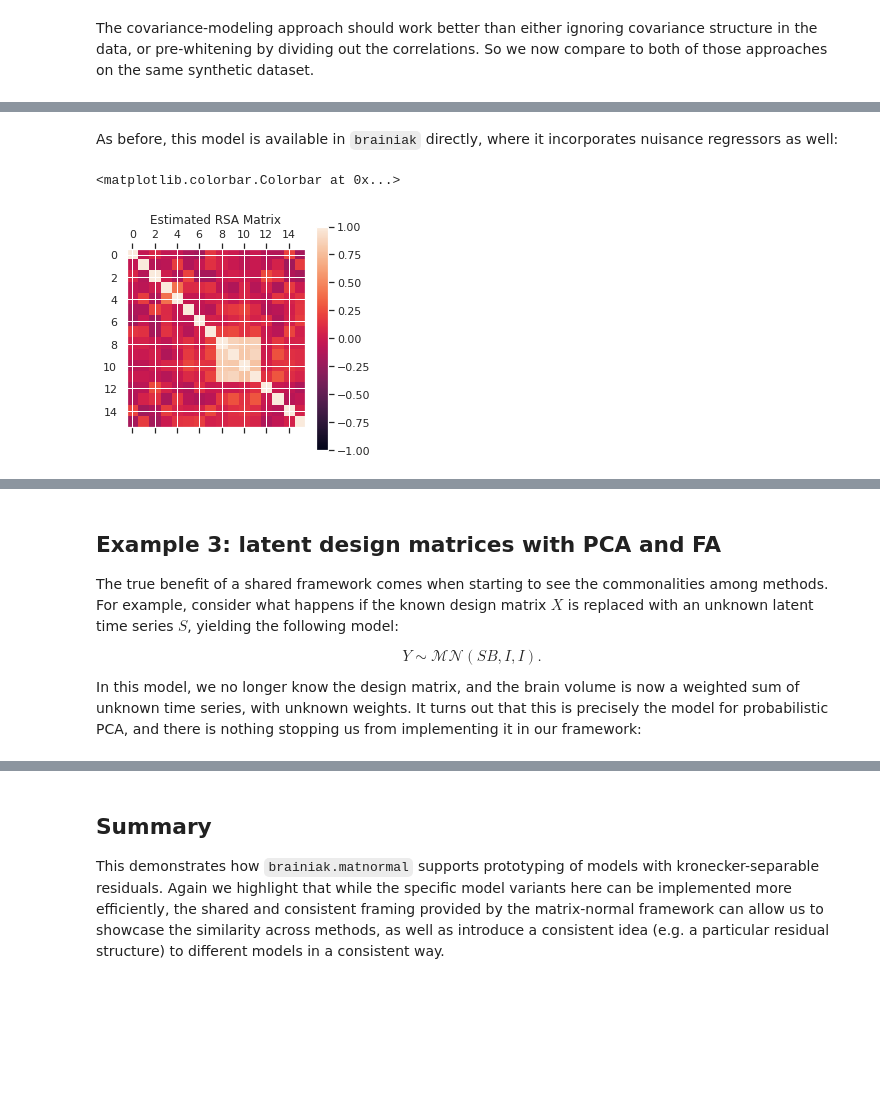
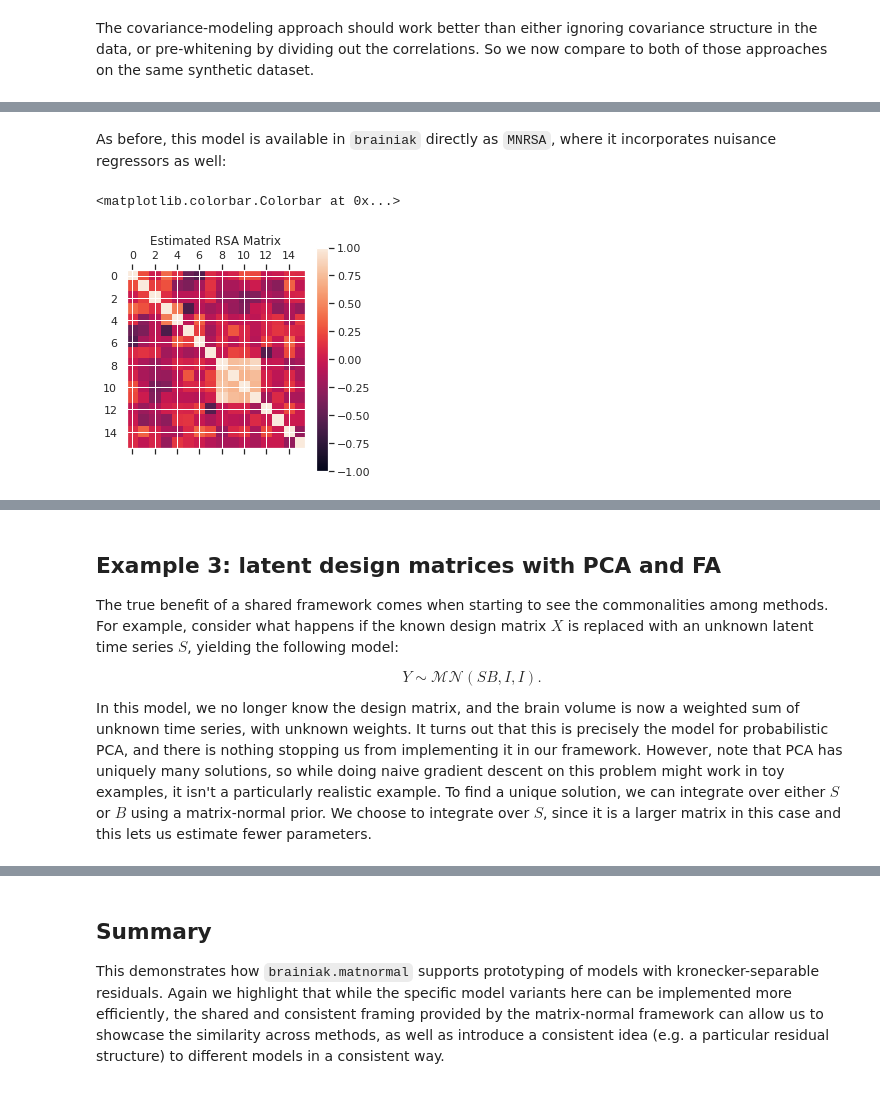
Before and after one commit to brainiak/brainiak-aperture, a Jupyter notebook: notebooks/matnormal/Matrix-normal model prototyping.ipynb, the cells around one changed output, grey strips where cells are left out. Cells and saved outputs as stored; diff of their text form; code cells hidden in the pictures; blank space fills up the shorter version.

```diff
--- a/notebooks/matnormal/Matrix-normal model prototyping.ipynb
+++ b/notebooks/matnormal/Matrix-normal model prototyping.ipynb
@@ -329,13 +349,12 @@ plt.colorbar()
 # %% [markdown]
-As before, this model is available in `brainiak` directly, where it incorporates nuisance regressors as well:
+As before, this model is available in `brainiak` directly as `MNRSA`, where it incorporates nuisance regressors as well:
 # %%
-from brainiak.matnormal.mnrsa import MNRSA
 model_matnorm = MNRSA(time_cov=time_cov, space_cov=space_cov, n_nureg=3)
 
-model_matnorm.fit(true_Y, true_X)
+model_matnorm.fit(Y, X)
 plt.matshow(model_matnorm.C_, vmin=-1, vmax=1)
 plt.title("Estimated RSA Matrix")
 plt.colorbar()
 # %% [output]
 <matplotlib.colorbar.Colorbar at 0x...>
-[figure, old version]
+[figure, new version]
@@ -348,6 +368,6 @@ $$
 Y \sim \mathcal{MN}(SB, I, I).
 $$
 
-In this model, we no longer know the design matrix, and the brain volume is now a weighted sum of unknown time series, with unknown weights. It turns out that this is precisely the model for probabilistic PCA, and there is nothing stopping us from implementing it in our framework:
+In this model, we no longer know the design matrix, and the brain volume is now a weighted sum of unknown time series, with unknown weights. It turns out that this is precisely the model for probabilistic PCA, and there is nothing stopping us from implementing it in our framework. However, note that PCA has uniquely many solutions, so while doing naive gradient descent on this problem might work in toy examples, it isn't a particularly realistic example. To find a unique solution, we can integrate over either $S$ or $B$ using a matrix-normal prior. We choose to integrate over $S$, since it is a larger matrix in this case and this lets us estimate fewer parameters.
 # %%
 # Generate data
```
Also changed, not shown: parts of 19 cells of this notebook.
